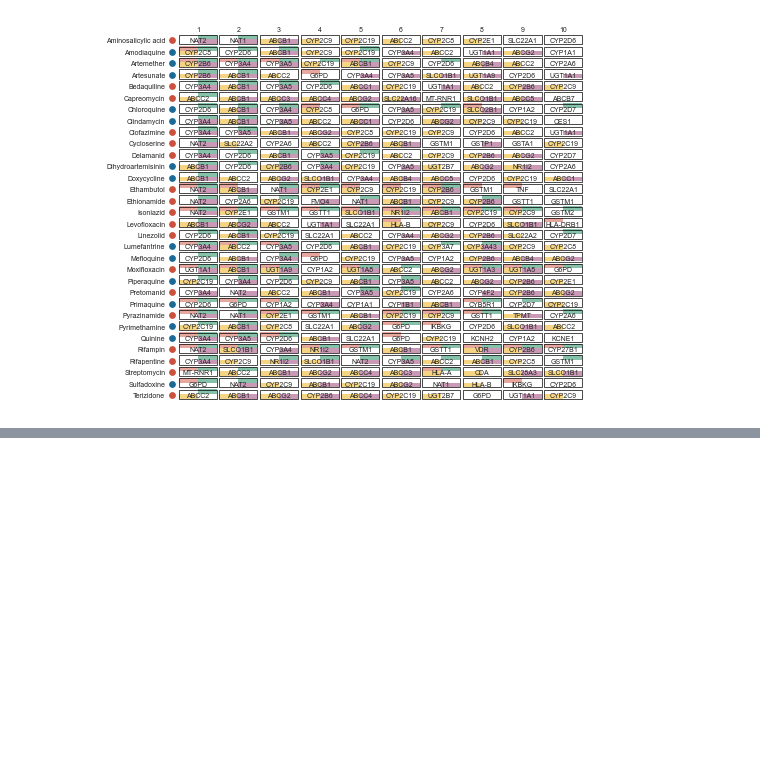
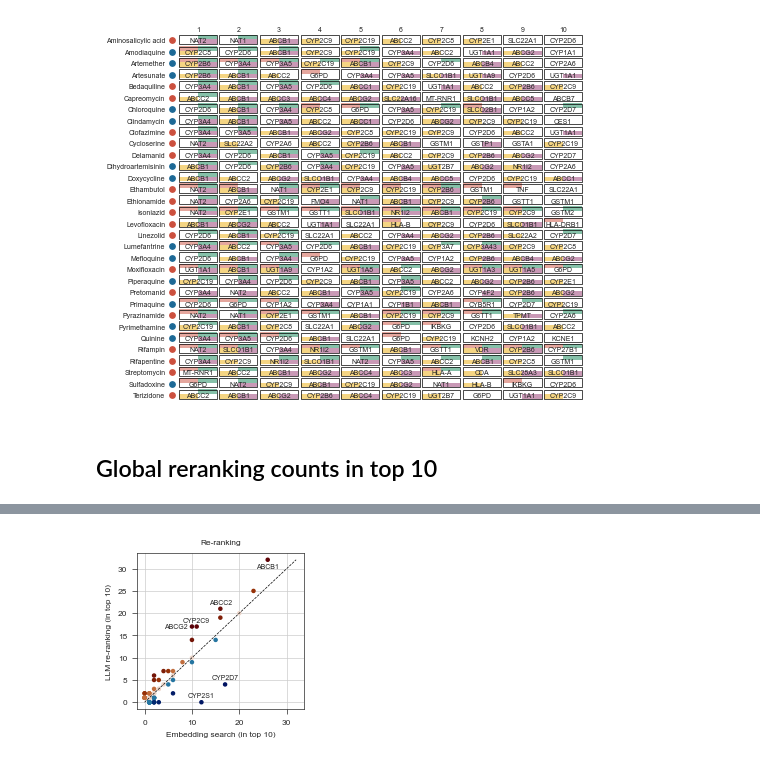
Before and after one commit to ersilia-os/pharmacogx-embeddings, a Jupyter notebook: paper/figure2_llm_analysis.ipynb, the cells around one changed output, grey strips where cells are left out. Cells and saved outputs as stored; diff of their text form; code cells hidden in the pictures; blank space fills up the shorter version.

Commit message:
one more figure

```diff
--- a/paper/figure2_llm_analysis.ipynb
+++ b/paper/figure2_llm_analysis.ipynb
@@ -131,3 +132,81 @@ plt.savefig("assets/top10_genes_per_chemical.png", dpi=300)
 plt.savefig("assets/top10_genes_per_chemical.pdf", dpi=300)
 # %% [output]
 [figure]
+# %% [markdown]
+## Global reranking counts in top 10
+# %%
+fig, axs = stylia.create_figure(1, 1, width=stylia.TWO_COLUMNS_WIDTH*0.3, height=stylia.TWO_COLUMNS_WIDTH*0.3)
+
+ax = axs.next()
+
+d50 = pd.read_csv("../results/results_pairs/chemical_gene_pairs_prediction_output_focus_with_variant_aggregates_top50_filter.csv")
+d10 = pd.read_csv("../results/results_pairs/chemical_gene_pairs_prediction_output_focus_with_variant_aggregates_top50_filter_llm_top10.csv")
+
+r50 = collections.defaultdict(list)
+r10 = collections.defaultdict(list)
+
+for v in d50[["chemical", "gene", "consensus_zscore"]].values:
+    r50[v[0]].append((v[1], v[2]))
+
+for v in d10[d10["llm_rank"].notnull()][["chemical", "gene", "llm_rank"]].values:
+    r10[v[0]].append((v[1], v[2]))
+
+r10 = dict((k, sorted(v, key = lambda x: x[1])[:10]) for k,v in r10.items())
+r50 = dict((k, sorted(v, key = lambda x: -x[1])[:10]) for k,v in r50.items())
+
+c10 = collections.defaultdict(int)
+for k,v in r10.items():
+    for g in v:
+        c10[g[0]] += 1
+
+c50 = collections.defaultdict(int)
+for k,v in r50.items():
+    for g in v:
+        c50[g[0]] += 1
+
+all_genes = sorted(set(c10.keys()).union(set(c50.keys())))
+
+c10 = dict((k, v) for k,v in c10.items() if k in all_genes)
+for g in list(all_genes):
+    if g not in c10:
+        c10[g] = 0
+
+c50 = dict((k, v) for k,v in c50.items() if k in all_genes)
+for g in list(all_genes):
+    if g not in c50:
+        c50[g] = 0
+
+y = [c10[g] for g in all_genes]
+x = [c50[g] for g in all_genes]
+z = [c10[g] - c50[g] for g in all_genes]
+
+for i, z_ in enumerate(z):
+    if np.abs(z_) >= 5:
+        print(all_genes[i], z_)
+
+cmap = stylia.ContinuousColorMap("coolwarm")
+cmap.fit(z)
+colors = cmap.transform(z)
+
+ax.scatter(x, y, color=colors, s=5)
+ax.plot([0, 32], [0, 32], color=black, linestyle="--")
+
+sel_genes = ["ABCB1", "ABCC2", "ABCG2", "CYP2C9", "CYP2D7", "CYP2S1"]
+for i, g in enumerate(all_genes):
+    if g in sel_genes:
+        x_ = x[i]
+        y_ = y[i]
+        if g == "ABCB1":
+            y_ -= 1.5
+        elif g == "ABCG2":
+            x_ -= 3.5
+        else:
+            y_ += 1.5
+        ax.text(x_, y_, g, ha="center", va="center")
+
+stylia.label(ax, title="Re-ranking", xlabel="Embedding search (in top 10)", ylabel="LLM re-ranking (in top 10)")
+plt.tight_layout()
+
+stylia.save_figure("assets/re_ranking.png")
+stylia.save_figure("assets/re_ranking.pdf")
+# %% [output]
@@ -133,0 +219 @@ plt.savefig("assets/top10_genes_per_chemical.pdf", dpi=300)
+[figure, added]
```
Also changed, not shown: parts of 2 cells of this notebook, 3 other files.
